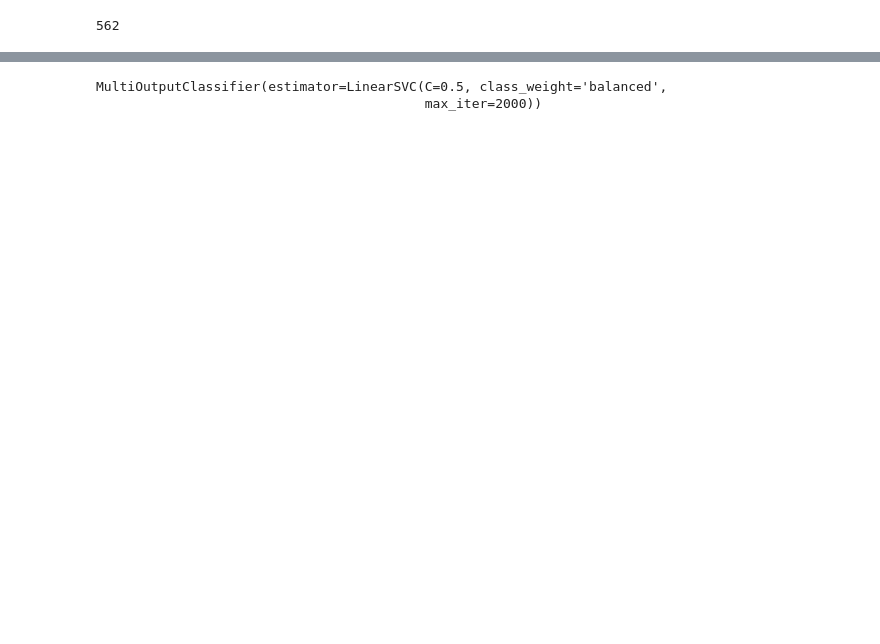
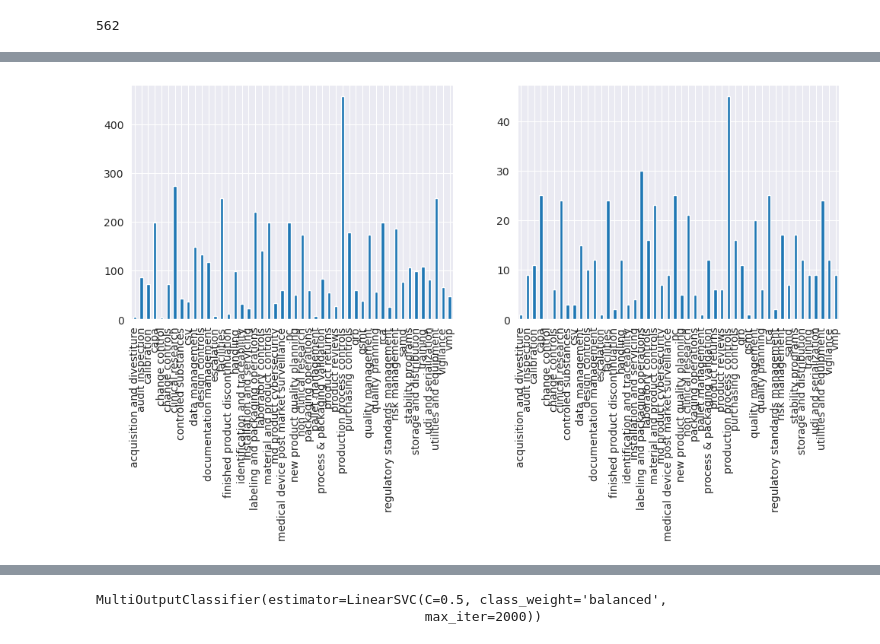
Before and after one commit to vishu-tyagi/JNJ-Capstone-Project, a Jupyter notebook: notebooks/baseline.ipynb, the cells around one changed output, grey strips where cells are left out. Drawn from its saved outputs; the diff is of its cells as text; code cells hidden in the pictures; blank space fills up the shorter version.

```diff
--- a/notebooks/baseline.ipynb
+++ b/notebooks/baseline.ipynb
@@ -38,5 +46,5 @@ df.head(3)
 | 2 | General Quality System Requiremen... | [quality management] |
 # %%
 features = Features(config)
-dev, test = features.build(df)
+df_features = features.build(df)
 # %% [output]
@@ -74,6 +80,8 @@ test[features.mlb.classes_.tolist()].sum(axis=0).plot.bar()
 # %%
-X_dev = dev[features.vectorizer.get_feature_names_out()].to_numpy()
-Y_dev = dev[features.mlb.classes_.tolist()].to_numpy().astype(int)
+dev = df_features[df_features[SPLIT].isin([DEVELOP])].copy()
+X_dev = dev[features.vectorizer.get_feature_names_out()].copy()
+Y_dev = dev[features.mlb.classes_].copy()
 
-X_test = test[features.vectorizer.get_feature_names_out()].to_numpy()
-Y_test = test[features.mlb.classes_.tolist()].to_numpy().astype(int)
+test = df_features[df_features[SPLIT].isin([TEST])].copy()
+X_test = test[features.vectorizer.get_feature_names_out()].copy()
+Y_test = test[features.mlb.classes_].copy()
@@ -89,3 +88,10 @@ rf_classifier = MultiOutputClassifier(RandomForestClassifier())
+# %%
+# plt.figure(figsize=(6, 3))
+fig, ax = plt.subplots(1, 2, figsize=(12, 4))
+Y_dev.sum(axis=0).plot.bar(ax=ax[0]);
+Y_test.sum(axis=0).plot.bar(ax=ax[1]);
+# %% [output]
+[figure, added]
 # %%
 def ham_loss(y_true, y_pred):
     return hamming_loss(y_true, y_pred)
```
Also changed, not shown: parts of 52 cells of this notebook, 5 other files.
